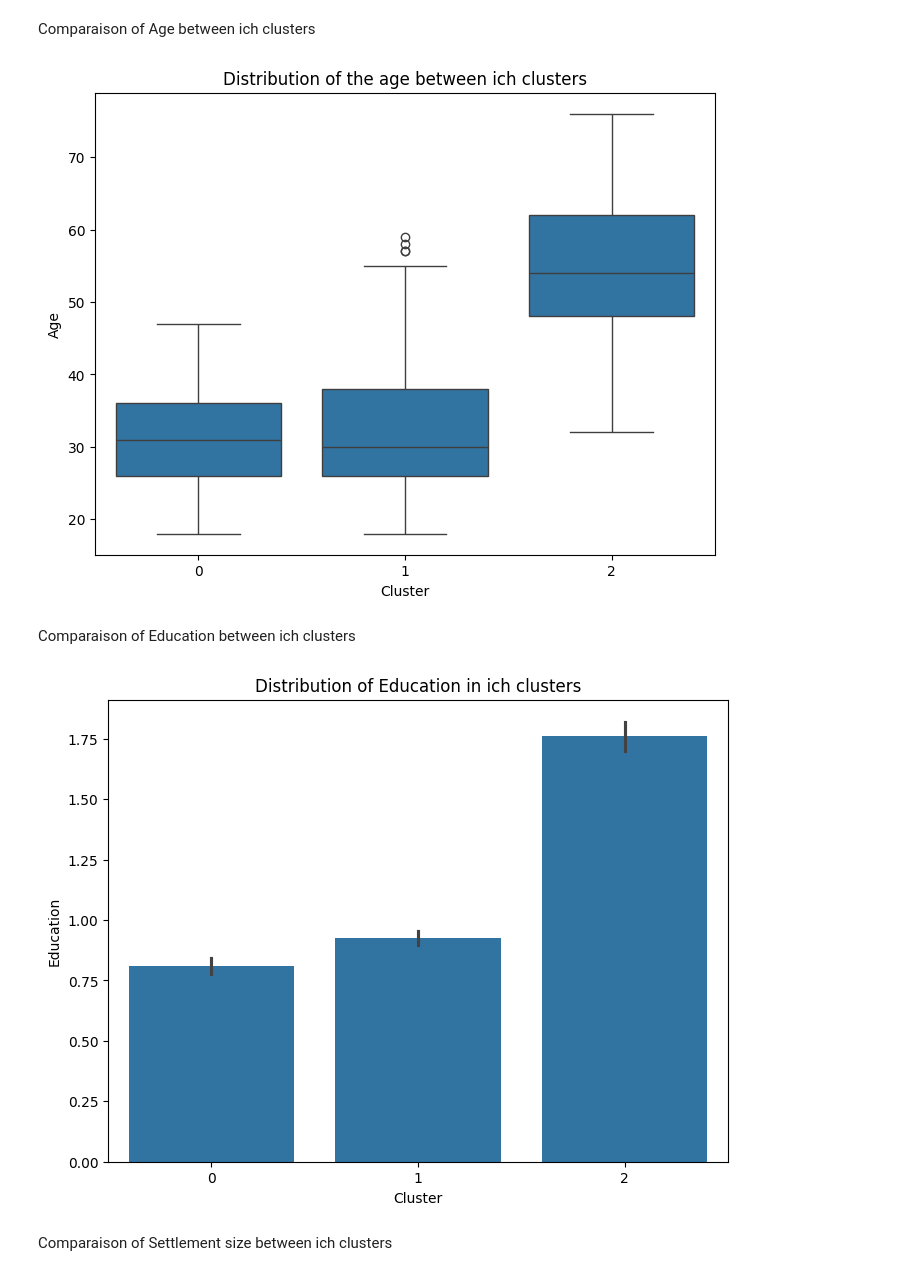
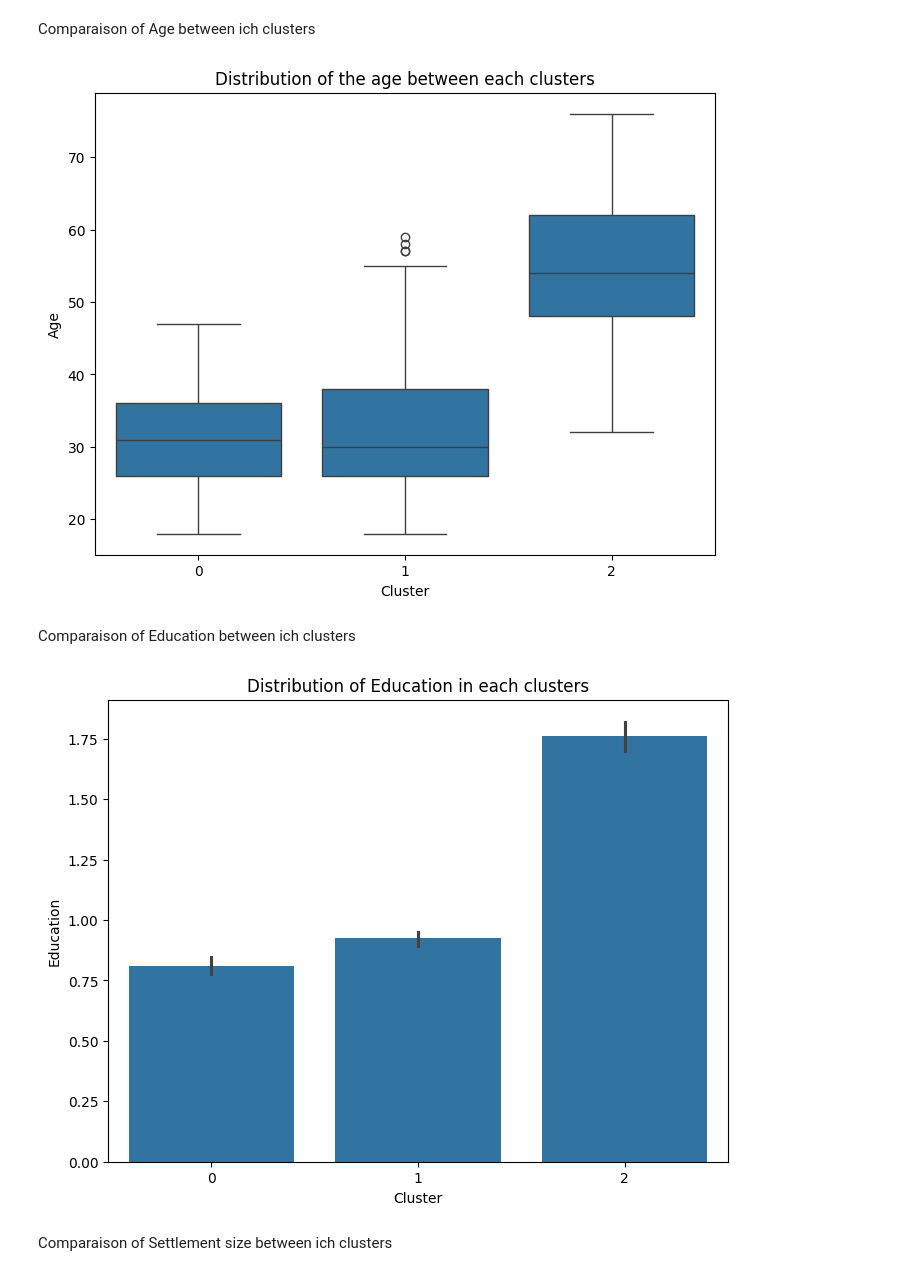
Before and after one commit to Saoty3/Projet_MachinLearning_International, a Jupyter notebook: Analyse_de_donnée.ipynb, the cells around one changed output. Drawn from its saved outputs; the diff is of its cells as text; code cells hidden in the pictures.

```diff
--- a/Analyse_de_donnée.ipynb
+++ b/Analyse_de_donnée.ipynb
@@ -342,23 +342,23 @@ Comparaison of Age between ich clusters
 # %%
 plt.figure(figsize=(8,6))
 sns.boxplot(x=df["Cluster"], y=df["Age"])
-plt.title("Distribution of the age between ich clusters")
+plt.title("Distribution of the age between each clusters")
 plt.xlabel("Cluster")
 plt.ylabel("Age")
 plt.show()
 # %% [output]
-[figure, old version]
+[figure, new version]
 # %% [markdown]
 Comparaison of Education between ich clusters
 # %%
 plt.figure(figsize=(8, 6))
 sns.barplot(x=df["Cluster"], y=df["Education"])
-plt.title("Distribution of Education in ich clusters")
+plt.title("Distribution of Education in each clusters")
 plt.xlabel("Cluster")
 plt.ylabel("Education")
 plt.show()
 # %% [output]
-[figure, old version]
+[figure, new version]
 # %% [markdown]
 Comparaison of Settlement size between ich clusters
 # %%
```
Also changed, not shown: parts of 3 cells of this notebook.
